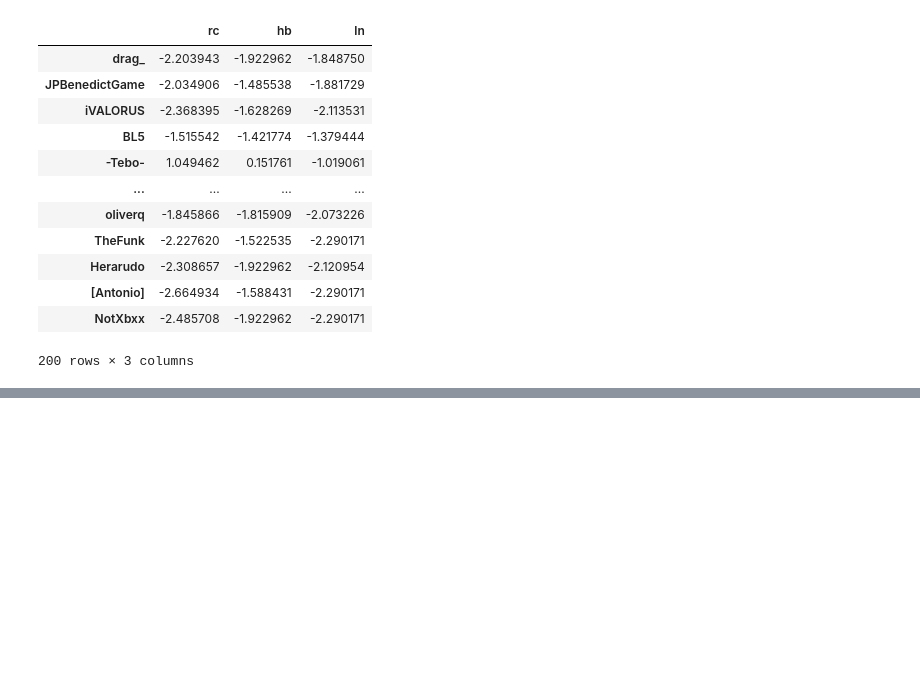
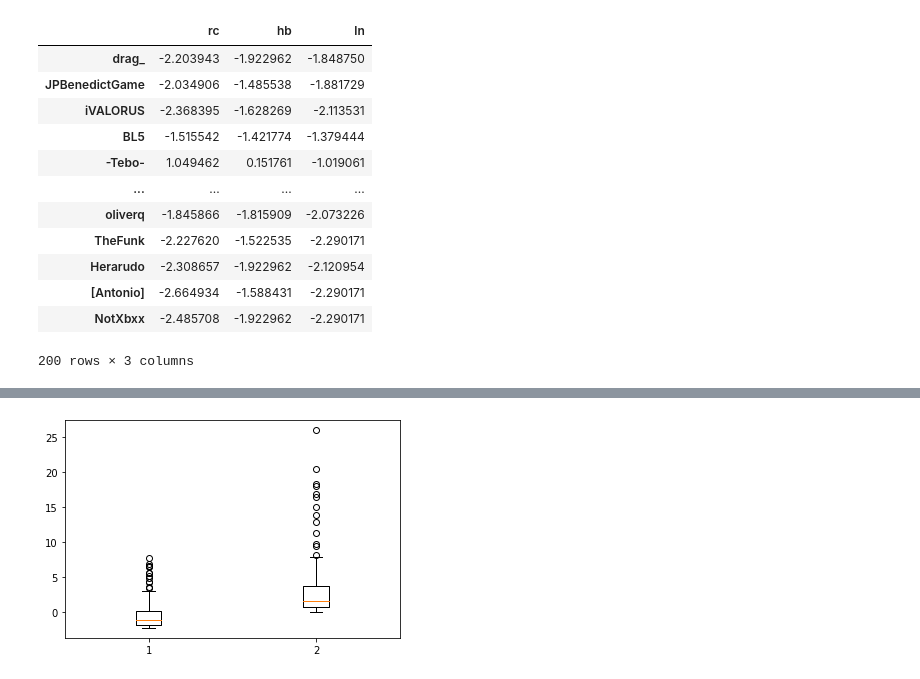
Before and after one commit to 4digitmwc/extraterrestrial-index, a Jupyter notebook: eti_soft.ipynb, the cells around one changed output, grey strips where cells are left out. Cells and saved outputs as stored; diff of their text form; code cells hidden in the pictures; blank space fills up the shorter version.

```diff
--- a/eti_soft.ipynb
+++ b/eti_soft.ipynb
@@ -273,0 +177,2 @@ See the caveats in the documentation: https://pandas.pydata.org/pandas-docs/stab
+# %%
+eti_cats['avg'] = np.mean(eti_cats[['rc', 'hb', 'ln']].values, axis=1)
@@ -273,0 +250,8 @@ See the caveats in the documentation: https://pandas.pydata.org/pandas-docs/stab
+# %%
+soft6_etis = soft6_etis.rename(mapper={0: 'avg'}, axis=1)
+soft6_etis['source'] = 'soft6'
+# %%
+_4dm4_eti = eti_cats[['avg']]
+_4dm4_eti['source'] = '4dm4'
+# %%
+eti = pd.concat((soft6_etis, _4dm4_eti)).reset_index().groupby('index').max()
@@ -273,0 +275,5 @@ See the caveats in the documentation: https://pandas.pydata.org/pandas-docs/stab
+# %%
+plt.boxplot([eti[eti['source'] == '4dm4']['avg'], eti[eti['source'] == 'soft6']['avg']])
+plt.show()
+# %% [output]
+[figure, added]
```
Also changed, not shown: parts of 37 cells of this notebook, 3 other files.
